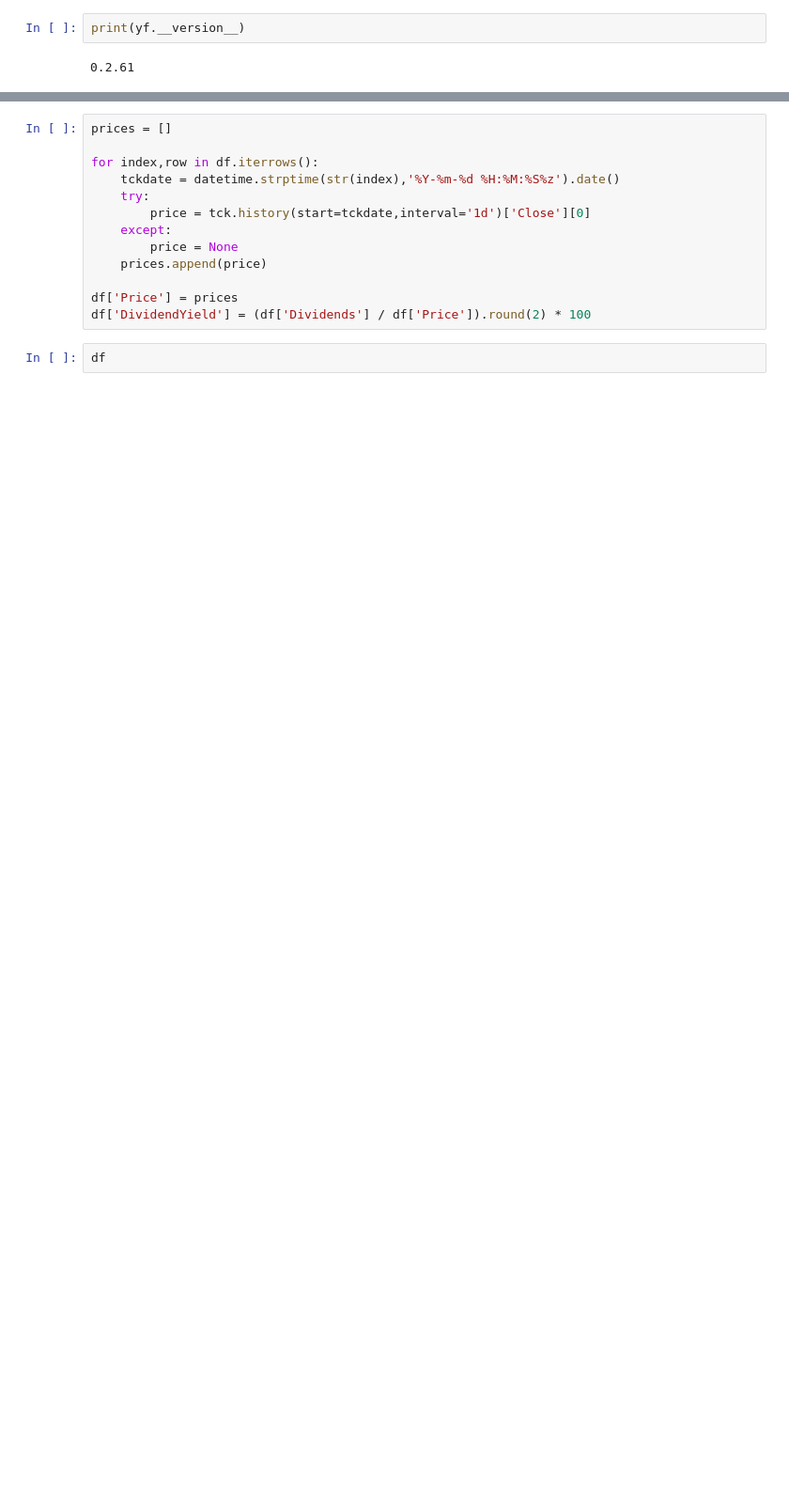
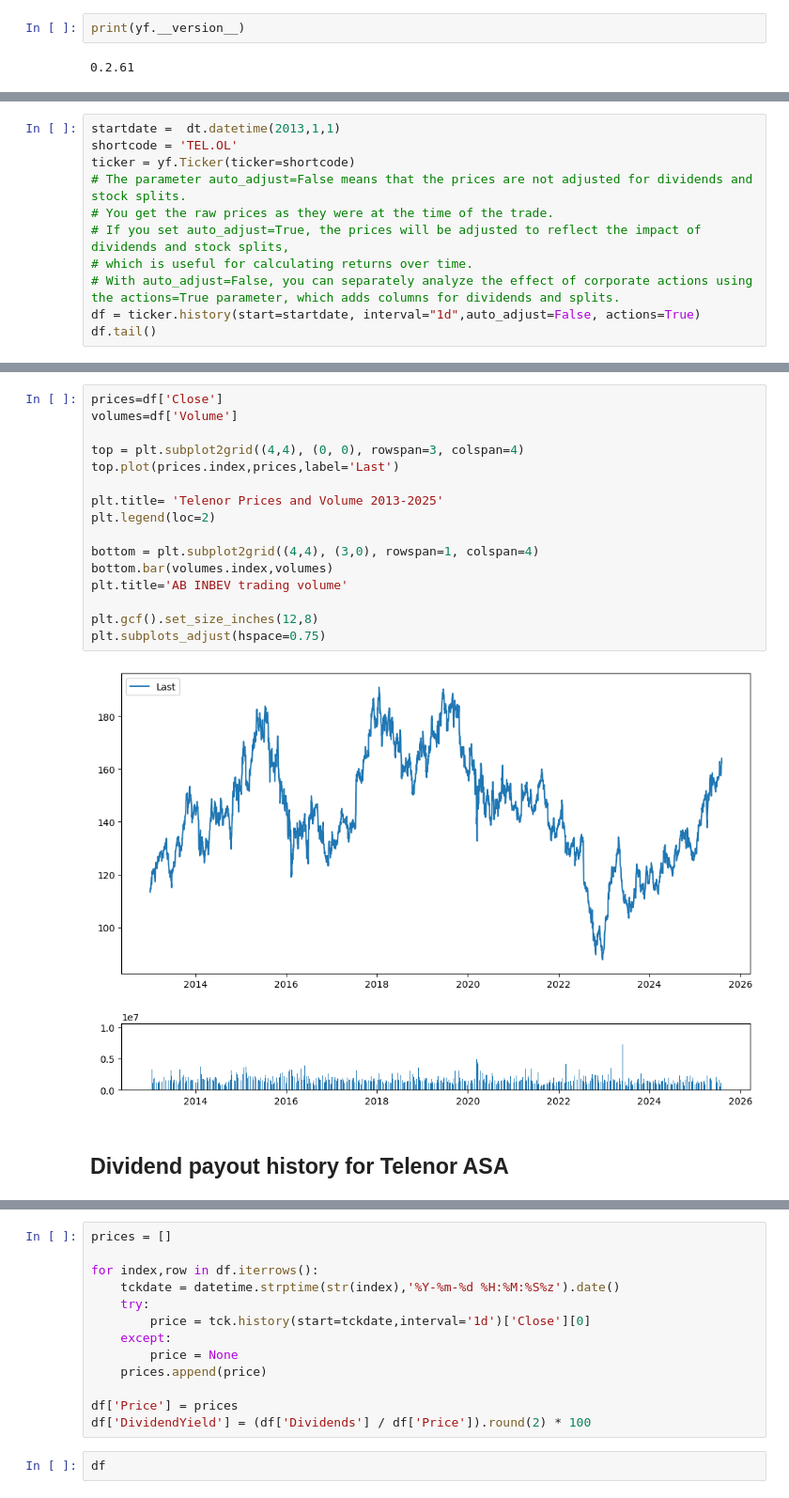
Before and after one commit to jorisp/tradingnotebooks, a Jupyter notebook: dividends.ipynb, the cells around one changed output, grey strips where cells are left out. Shown: that part at 94% size. Cells and saved outputs as stored; diff of their text form; blank space fills up the shorter version.

```diff
--- a/dividends.ipynb
+++ b/dividends.ipynb
@@ -9,0 +13,11 @@ print(yf.__version__)
+# %%
+startdate =  dt.datetime(2013,1,1)
+shortcode = 'TEL.OL'
+ticker = yf.Ticker(ticker=shortcode)
+# The parameter auto_adjust=False means that the prices are not adjusted for dividends and stock splits.
+# You get the raw prices as they were at the time of the trade.
+# If you set auto_adjust=True, the prices will be adjusted to reflect the impact of dividends and stock splits,
+# which is useful for calculating returns over time.
+# With auto_adjust=False, you can separately analyze the effect of corporate actions using the actions=True parameter, which adds columns for dividends and splits.
+df = ticker.history(start=startdate, interval="1d",auto_adjust=False, actions=True)
+df.tail()
@@ -10 +44,21 @@ print(yf.__version__)
+# %%
+prices=df['Close']
+volumes=df['Volume']
+
+top = plt.subplot2grid((4,4), (0, 0), rowspan=3, colspan=4)
+top.plot(prices.index,prices,label='Last')
+
+plt.title= 'Telenor Prices and Volume 2013-2025'
+plt.legend(loc=2)
+
+bottom = plt.subplot2grid((4,4), (3,0), rowspan=1, colspan=4)
+bottom.bar(volumes.index,volumes)
+plt.title='AB INBEV trading volume'
+
+plt.gcf().set_size_inches(12,8)
+plt.subplots_adjust(hspace=0.75)
+# %% [output]
+[figure, added]
+# %% [markdown]
+## Dividend payout history for Telenor ASA
 # %%
```
Also changed, not shown: parts of 6 cells of this notebook.
